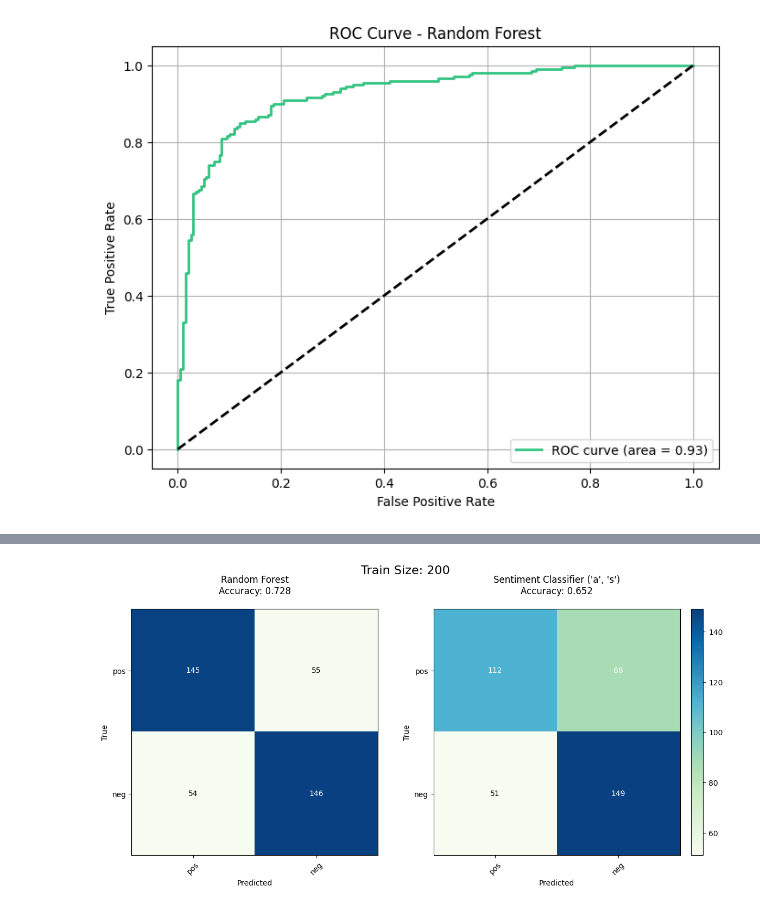
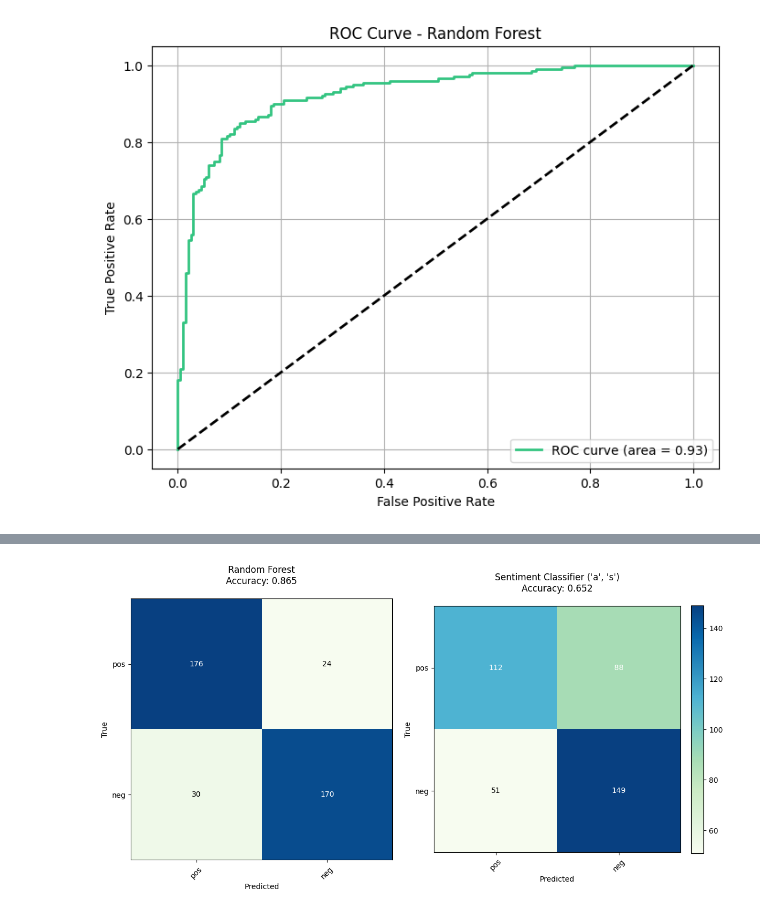
Before and after one commit to Stargix/Sentiment-Analysis, a Jupyter notebook: main.ipynb, the cells around one changed output, grey strips where cells are left out. Cells and saved outputs as stored; diff of their text form; code cells hidden in the pictures.

```diff
--- a/main.ipynb
+++ b/main.ipynb
@@ -362,9 +545,9 @@ Per aquesta pràctica, ha sortit que el model té la millor precisió quan nomé
 n_models = 4
 plt.figure(figsize=(5 * n_models, 5))
 
-for idx, (comb, _) in enumerate(top_combinations[:n_models], 1):
+for idx, (comb, metode, _) in enumerate(top_combinations[:n_models], 1):
     # Calculate predictions
-    y_pred = X_test.apply(lambda x: sentiment_classifier(x, categories=set(comb)))
+    y_pred = X_test.apply(lambda x: sentiment_classifier(x, categories=set(comb), metode_suma=metode))
 
     # Calculate metrics
     conf_matrix = confusion_matrix(y_test, y_pred)
@@ -373,7 +556,7 @@ for idx, (comb, _) in enumerate(top_combinations[:n_models], 1):
     # Plot confusion matrix
     ax = plt.subplot(1, n_models, idx)
     im = ax.imshow(conf_matrix, cmap='GnBu')
-    ax.set_title(f"Combination: {comb}", pad=20)
+    ax.set_title(f"Combination: {comb}\nMethod: {metode}", pad=20)
     ax.set_xticks(np.arange(len(set(y_test))), labels=set(y_test), rotation=45)
     ax.set_yticks(np.arange(len(set(y_test))), labels=set(y_test))
     ax.set_xlabel(f'Predicted \n\nAccuracy: {accuracy:.3f}')
@@ -400,51 +585,35 @@ plt.show()
 # %%
-for mida in range(200, 1601, 200):
+# Train Random Forest and predict
+rf = RandomForestClassifier(random_state=random_state, **best_params['Random Forest'])
+rf.fit(X_train_vectorized, y_train)
+y_pred_rf = rf.predict(X_test_vectorized)
+# Predict with sentiment classifier
+y_pred_sentiment = X_test.apply(lambda x: sentiment_classifier(x, categories={'a', 's'}))
 
+# Confusion matrices
+conf_matrices = [
+    (confusion_matrix(y_test, y_pred_rf), "Random Forest", accuracy_score(y_test, y_pred_rf)),
+    (confusion_matrix(y_test, y_pred_sentiment),
+     "Sentiment Classifier ('a', 's')", accuracy_score(y_test, y_pred_sentiment))
+]
 
-    # Vectorize the test sample
-    X_test_vectorized = vectorizer.transform(X_test).astype(np.float32)
+# Plot confusion matrices
+fig, axes = plt.subplots(1, 2, figsize=(12, 6))
+for ax, (conf_matrix, title, accuracy) in zip(axes, conf_matrices):
+    im = ax.imshow(conf_matrix, cmap='GnBu')
+    ax.set_title(f"{title}\nAccuracy: {accuracy:.3f}", pad=20)
+    ax.set_xticks(np.arange(len(set(y_test))), labels=set(y_test), rotation=45)
+    ax.set_yticks(np.arange(len(set(y_test))), labels=set(y_test))
+    ax.set_xlabel('Predicted')
+    ax.set_ylabel('True')
+    for i in range(conf_matrix.shape[0]):
+        for j in range(conf_matrix.shape[1]):
+            ax.text(j, i, conf_matrix[i, j], ha="center", va="center",
+                    color="white" if conf_matrix[i, j] > conf_matrix.max() / 2 else "black")
 
-    sample_indices_train = np.random.RandomState(random_state).choice(X_train_vectorized.shape[0], size=mida, replace=False)
+plt.colorbar(im, ax=axes[1], fraction=0.046, pad=0.04)
 
-    X_train_sample = X_train_vectorized[sample_indices_train]
-    y_train_sample = y_train.iloc[sample_indices_train]
-    # Train Random Forest and predict
-    rf = RandomForestClassifier(random_state=random_state, **best_params['Random Forest'])
-    rf.fit(X_train_sample, y_train_sample)
-    y_pred_rf = rf.predict(X_test_vectorized)
-    # Predict with sentiment classifier
-    y_pred_sentiment = X_test.apply(lambda x: sentiment_classifier(x, categories={'a', 's'}))
-    #y_pred_rf = rf.predict(X_test_sample)
-    # Predict with sentiment classifier
-    #y_pred_sentiment = X_test_sample.apply(lambda x: sentiment_classifier(x, categories={'a', 's'}))
-
-    # Confusion matrices
-    conf_matrices = [
-        (confusion_matrix(y_test, y_pred_rf), "Random Forest", accuracy_score(y_test, y_pred_rf)),
-        (confusion_matrix(y_test, y_pred_sentiment),
-        "Sentiment Classifier ('a', 's')", accuracy_score(y_test, y_pred_sentiment))
-    ]
-
-    # Plot confusion matrices
-    fig, axes = plt.subplots(1, 2, figsize=(12, 6))
-    for ax, (conf_matrix, title, accuracy) in zip(axes, conf_matrices):
-        im = ax.imshow(conf_matrix, cmap='GnBu')
-        ax.set_title(f"{title}\nAccuracy: {accuracy:.3f}", pad=20)
-
-        # Add train size as a figure title for the entire set of plots
-        plt.suptitle(f"Train Size: {mida}", fontsize=16)
-        ax.set_xticks(np.arange(len(set(y_test))), labels=set(y_test), rotation=45)
-        ax.set_yticks(np.arange(len(set(y_test))), labels=set(y_test))
-        ax.set_xlabel('Predicted')
-        ax.set_ylabel('True')
-        for i in range(conf_matrix.shape[0]):
-            for j in range(conf_matrix.shape[1]):
-                ax.text(j, i, conf_matrix[i, j], ha="center", va="center",
-                        color="white" if conf_matrix[i, j] > conf_matrix.max() / 2 else "black")
-
-    plt.colorbar(im, ax=axes[1], fraction=0.046, pad=0.04)
-
-    plt.tight_layout()
-    plt.show()
+plt.tight_layout()
+plt.show()
 # %% [output]
-[figure, old version]
+[figure, new version]
```
Also changed, not shown: parts of 38 cells of this notebook.
